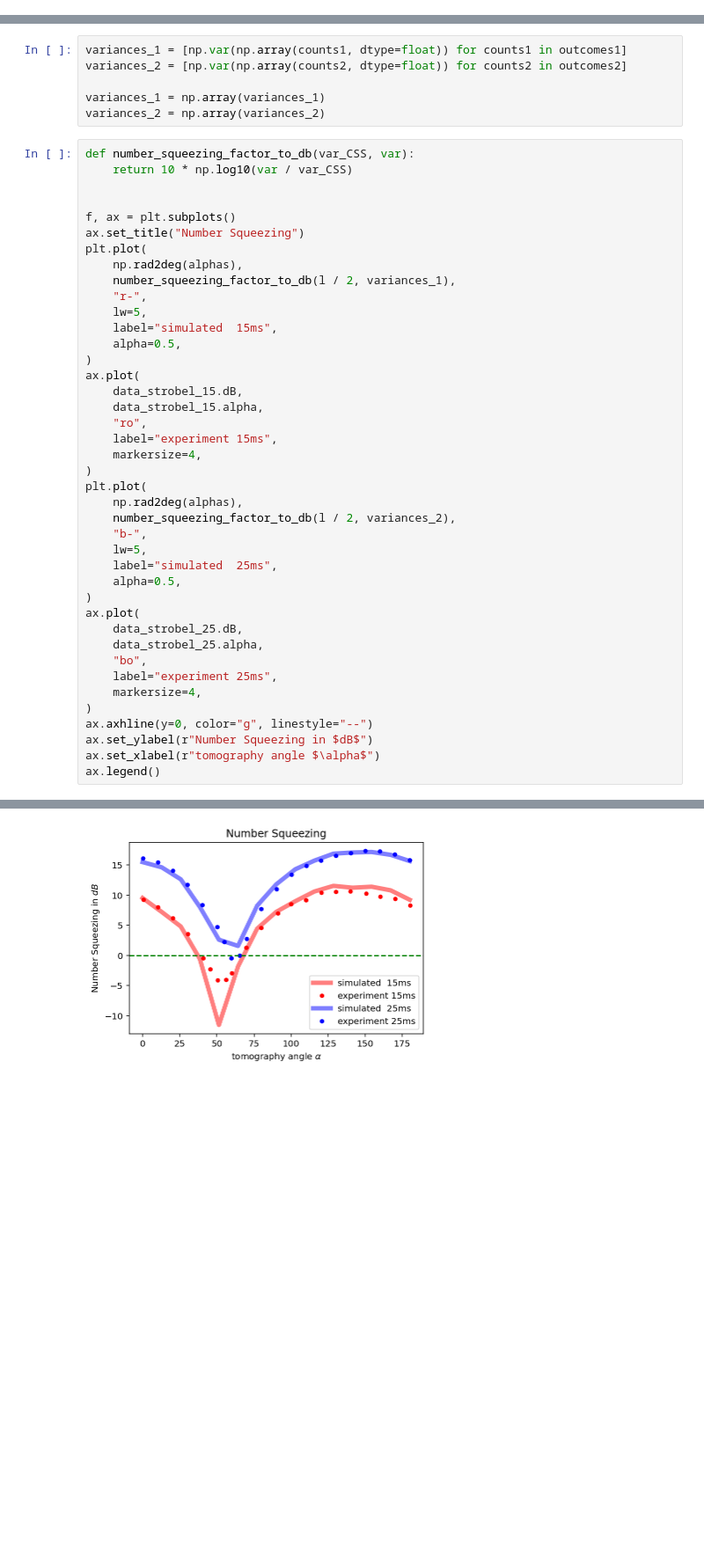
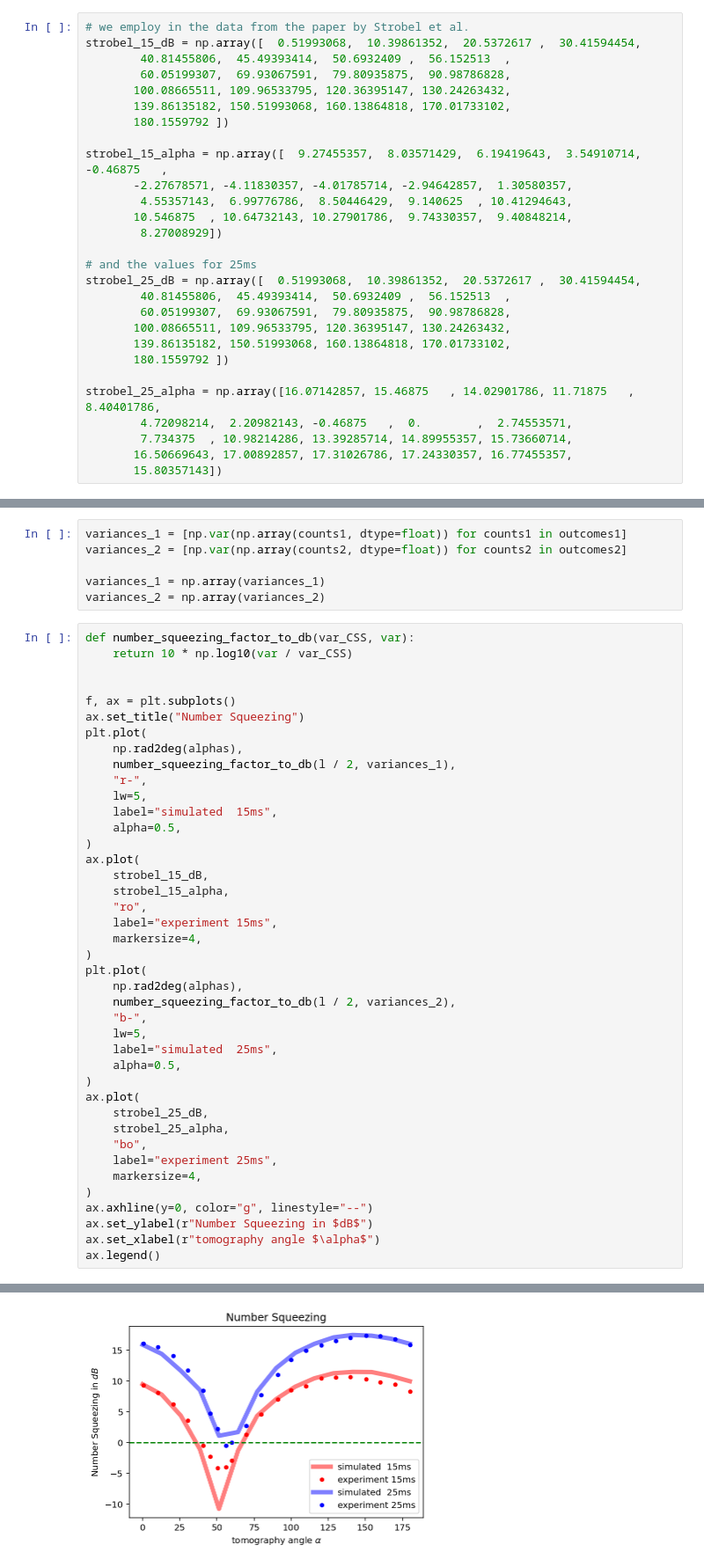
Before and after one commit to qiskit-community/qiskit-cold-atom, a Jupyter notebook: docs/tutorials/Qiskit_Fisher_information.ipynb, the cells around one changed output, grey strips where cells are left out. Shown: that part at 88% size. Cells and saved outputs as stored; diff of their text form; blank space fills up the shorter version.

Commit message:
Putting data in the notebook

```diff
--- a/docs/tutorials/Qiskit_Fisher_information.ipynb
+++ b/docs/tutorials/Qiskit_Fisher_information.ipynb
@@ -11,4 +11,32 @@ import matplotlib.pyplot as plt
 
 # import numpy as np
 # import matplotlib.pyplot as plt
+# %%
+# we employ in the data from the paper by Strobel et al.
+strobel_15_dB = np.array([  0.51993068,  10.39861352,  20.5372617 ,  30.41594454,
+        40.81455806,  45.49393414,  50.6932409 ,  56.152513  ,
+        60.05199307,  69.93067591,  79.80935875,  90.98786828,
+       100.08665511, 109.96533795, 120.36395147, 130.24263432,
+       139.86135182, 150.51993068, 160.13864818, 170.01733102,
+       180.1559792 ])
+
+strobel_15_alpha = np.array([  9.27455357,  8.03571429,  6.19419643,  3.54910714, -0.46875   ,
+       -2.27678571, -4.11830357, -4.01785714, -2.94642857,  1.30580357,
+        4.55357143,  6.99776786,  8.50446429,  9.140625  , 10.41294643,
+       10.546875  , 10.64732143, 10.27901786,  9.74330357,  9.40848214,
+        8.27008929])
+
+# and the values for 25ms
+strobel_25_dB = np.array([  0.51993068,  10.39861352,  20.5372617 ,  30.41594454,
+        40.81455806,  45.49393414,  50.6932409 ,  56.152513  ,
+        60.05199307,  69.93067591,  79.80935875,  90.98786828,
+       100.08665511, 109.96533795, 120.36395147, 130.24263432,
+       139.86135182, 150.51993068, 160.13864818, 170.01733102,
+       180.1559792 ])
+
+strobel_25_alpha = np.array([16.07142857, 15.46875   , 14.02901786, 11.71875   ,  8.40401786,
+        4.72098214,  2.20982143, -0.46875   ,  0.        ,  2.74553571,
+        7.734375  , 10.98214286, 13.39285714, 14.89955357, 15.73660714,
+       16.50669643, 17.00892857, 17.31026786, 17.24330357, 16.77455357,
+       15.80357143])
 # %%
@@ -166,35 +193,35 @@ plt.plot(
     number_squeezing_factor_to_db(l / 2, variances_1),
     "r-",
     lw=5,
     label="simulated  15ms",
     alpha=0.5,
 )
 ax.plot(
-    data_strobel_15.dB,
-    data_strobel_15.alpha,
+    strobel_15_dB,
+    strobel_15_alpha,
     "ro",
     label="experiment 15ms",
     markersize=4,
 )
 plt.plot(
     np.rad2deg(alphas),
     number_squeezing_factor_to_db(l / 2, variances_2),
     "b-",
     lw=5,
     label="simulated  25ms",
     alpha=0.5,
 )
 ax.plot(
-    data_strobel_25.dB,
-    data_strobel_25.alpha,
+    strobel_25_dB,
+    strobel_25_alpha,
     "bo",
     label="experiment 25ms",
     markersize=4,
 )
 ax.axhline(y=0, color="g", linestyle="--")
 ax.set_ylabel(r"Number Squeezing in $dB$")
 ax.set_xlabel(r"tomography angle $\alpha$")
 ax.legend()
 # %% [output]
 <matplotlib.legend.Legend at 0x...>
-[figure, old version]
+[figure, new version]
```
Also changed, not shown: parts of 4 cells of this notebook.
